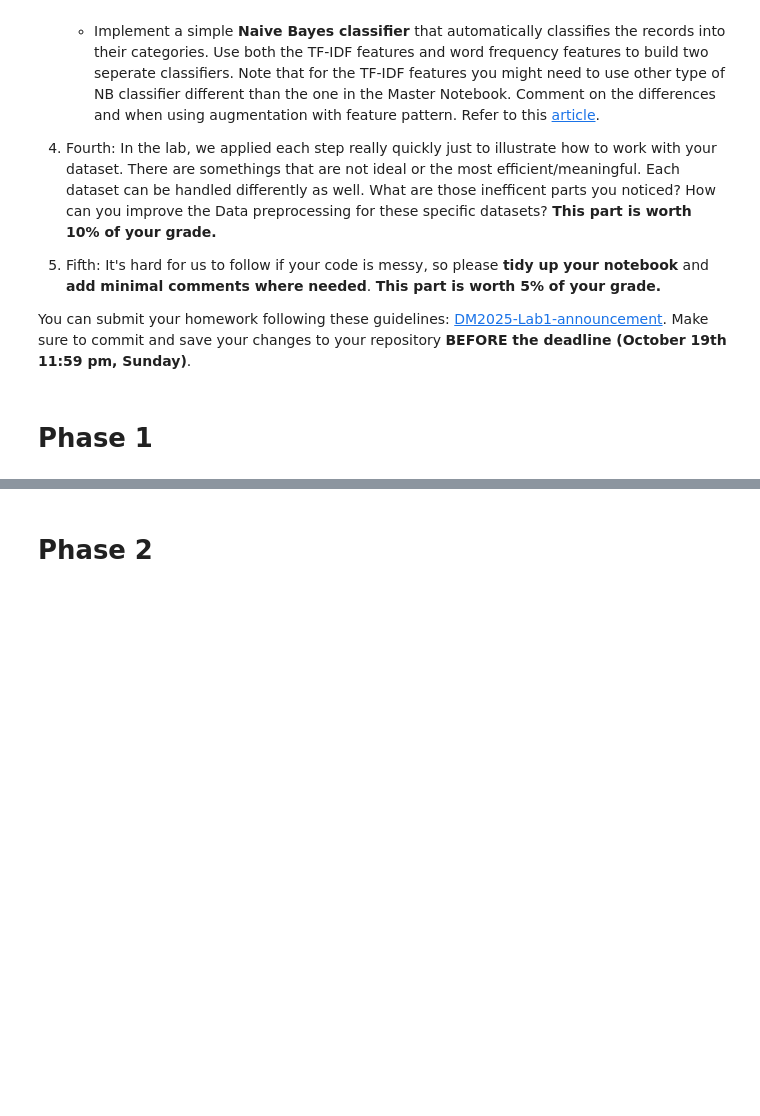
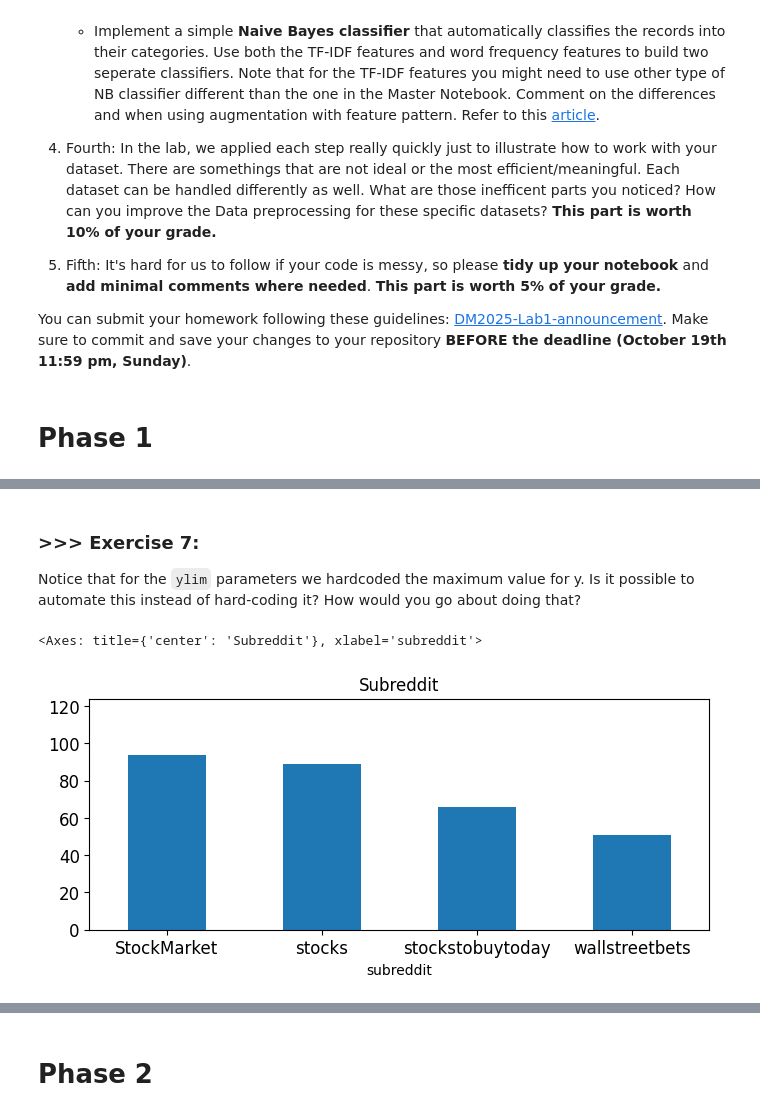
Before and after one commit to Nattapat140/DM2025-Lab1-Exercise, a Jupyter notebook: DM2025-Lab1-Homework.ipynb, the cells around one changed output, grey strips where cells are left out. Cells and saved outputs as stored; diff of their text form; code cells hidden in the pictures; blank space fills up the shorter version.

```diff
--- a/DM2025-Lab1-Homework.ipynb
+++ b/DM2025-Lab1-Homework.ipynb
@@ -62,0 +61,4 @@ You can submit your homework following these guidelines: [DM2025-Lab1-announceme
+# %%
+### Begin Assignment Here
+import pandas as pd
+data = pd.read_csv("newdataset/Reddit-stock-sentiment.csv")
@@ -62,0 +73,4 @@ You can submit your homework following these guidelines: [DM2025-Lab1-announceme
+# %%
+# convert to dataframe
+X = pd.DataFrame(data)
+X[::2] #see only the data those belongs to even-number index
@@ -62,0 +97,7 @@ You can submit your homework following these guidelines: [DM2025-Lab1-announceme
+# %%
+X_sample = X.sample(n=300) #random state
+print(X_sample[-5:]) # the last five rows
+"""
+First of all the sampling data contains only 300 rows
+Secondly, i tried X_sample[-5:] to see the last five rows and it appears that the data is not in the original row order (increaing index); it jumps randomly
+"""
@@ -62,0 +123,13 @@ You can submit your homework following these guidelines: [DM2025-Lab1-announceme
+# %% [markdown]
+### >>> **Exercise 7:**
+Notice that for the `ylim` parameters we hardcoded the maximum value for y. Is it possible to automate this instead of hard-coding it? How would you go about doing that?
+# %%
+import matplotlib.pyplot as plt
+#Count each type of subreddit from the sample data
+X_sample.subreddit.value_counts().plot(kind = 'bar',
+                                           title = 'Subreddit',
+                                           ylim = [0, X_sample['subreddit'].value_counts().max() + 30],
+                                           rot = 0, fontsize = 12, figsize = (8,3))
+# %% [output]
+<Axes: title={'center': 'Subreddit'}, xlabel='subreddit'>
+[figure, added]
```
Also changed, not shown: parts of 27 cells of this notebook, 1 other file.
